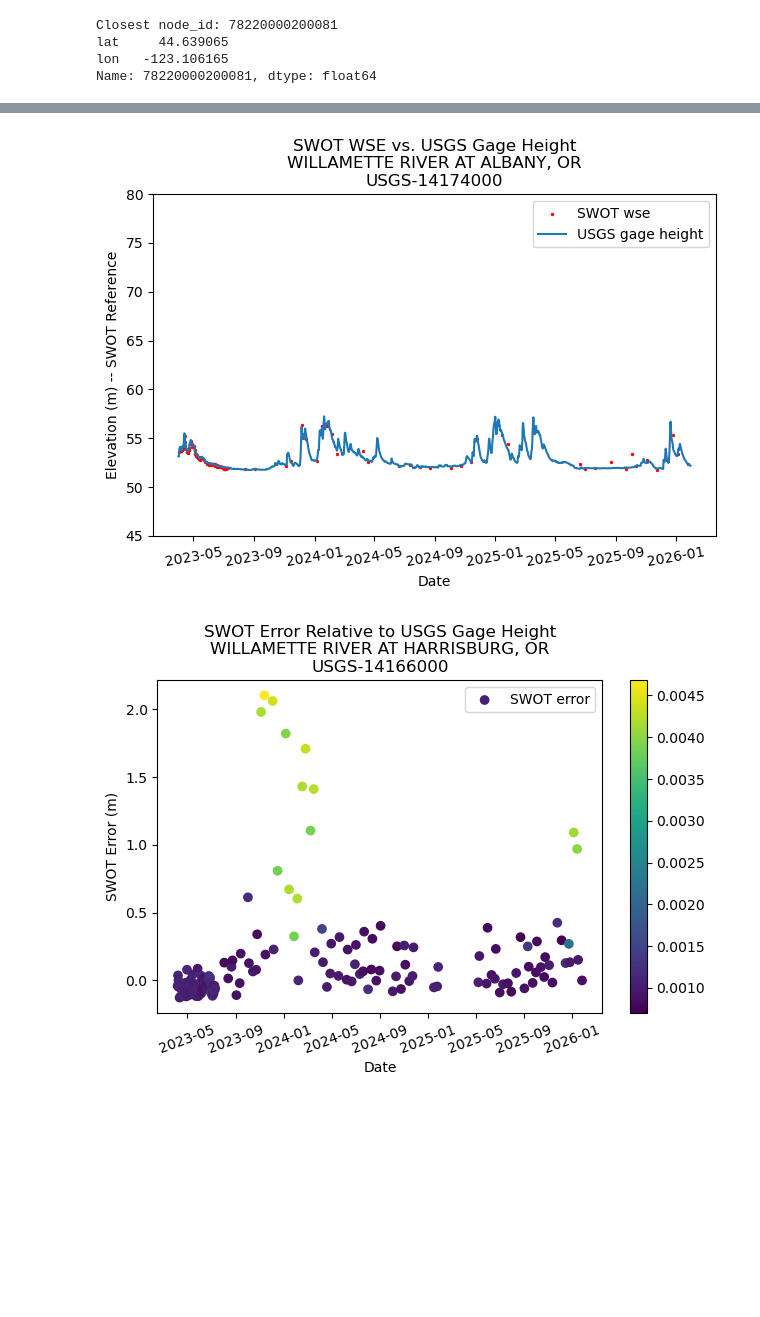
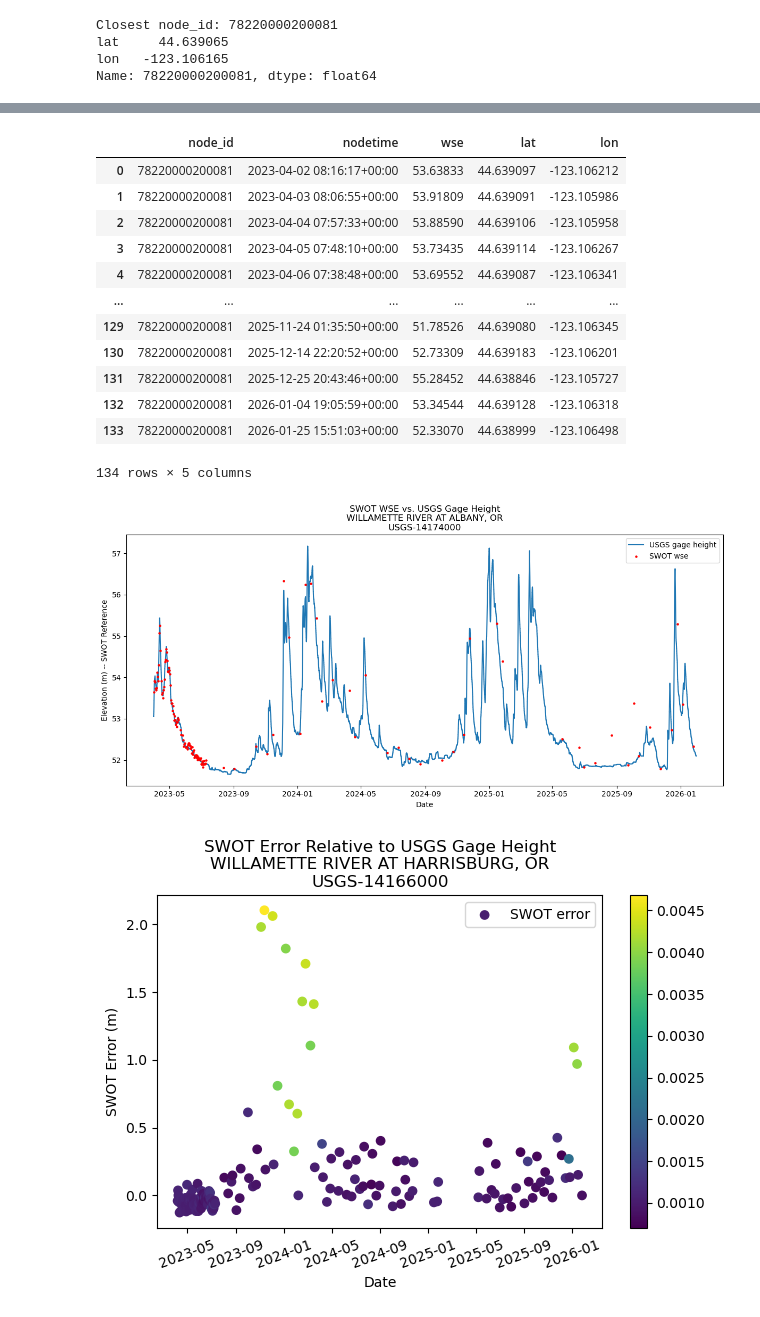
Before and after one commit to msabincolorado/swot-precip-validation, a Jupyter notebook: notebooks/precip_rate_validation.ipynb, the cells around one changed output, grey strips where cells are left out. Cells and saved outputs as stored; diff of their text form; code cells hidden in the pictures; blank space fills up the shorter version.

Commit message:
Small change to datum transform

```diff
--- a/notebooks/precip_rate_validation.ipynb
+++ b/notebooks/precip_rate_validation.ipynb
@@ -74,7 +75,7 @@ swot_filter_df = swot_filter_df[swot_filter_df.ice_clim_f==0]
 # Not bad xover
 swot_filter_df = swot_filter_df[swot_filter_df.xovr_cal_q<2]
 # Not bad xover
-swot_filter_df = swot_filter_df[swot_filter_df.node_q<3]
+# swot_filter_df = swot_filter_df[swot_filter_df.node_q<3]
 # Not far or near swath
 swot_filter_df = swot_filter_df[swot_filter_df.node_q_b.apply(filter_bits, args=[[13,14,19,23,24]])]
 # swot_filter_df = swot_filter_df[swot_filter_df.node_q_b.apply(filter_bits)]
@@ -347,8 +348,9 @@ print("Closest node_id:", closest_node)
 print(closest_row)
 
 node_id = closest_node
-closest_node_data = swot_precip_rate_flag_df.query(f'node_id=={node_id}')[['wse','lat','lon','precip_type_labeled','precip_bin_mm_hr']]
-# closest_node_data = swot_filter_df.query(f'node_id=={node_id}')[['wse','lat','lon']]
+# node_id= '78220000200081'
+# closest_node_data = swot_precip_rate_flag_df.query(f'node_id=={node_id}')[['wse','lat','lon','precip_type_labeled','precip_bin_mm_hr']]
+closest_node_data = swot_filter_df.query(f'node_id=={node_id}')[['wse','lat','lon']]
 
 # Round only the time level
 # closest_node_data['time_15min'] = (
@@ -363,7 +365,7 @@ elevation_data.rename(columns={"time":"usgstime"}, inplace=True)
 elevation_data = elevation_data.sort_values("usgstime")
 
 combined = pd.merge_asof(closest_node_data, elevation_data, left_on="nodetime", right_on="usgstime", direction="nearest",
-                         tolerance=pd.Timedelta("10min"))
+                         tolerance=pd.Timedelta("1 hour"))
 combined['usgs_height_m'] = combined['value']*0.3048
 # closest_node_data = closest_node_data.merge(elevation_data, left_on="time_15min", right_on="time", how="left")
 combined['dist'] = np.sqrt(
@@ -394,18 +380,38 @@ elevation_data
+# %%
+closest_node_data
+# %% [output]
+|  | node_id | nodetime | wse | lat | lon |
+| 0 | 78220000200081 | 2023-04-02 08:16:17+00:00 | 53.63833 | 44.639097 | -123.106212 |
+| 1 | 78220000200081 | 2023-04-03 08:06:55+00:00 | 53.91809 | 44.639091 | -123.105986 |
+| 2 | 78220000200081 | 2023-04-04 07:57:33+00:00 | 53.88590 | 44.639106 | -123.105958 |
+| 3 | 78220000200081 | 2023-04-05 07:48:10+00:00 | 53.73435 | 44.639114 | -123.106267 |
+| 4 | 78220000200081 | 2023-04-06 07:38:48+00:00 | 53.69552 | 44.639087 | -123.106341 |
+| ... | ... | ... | ... | ... | ... |
+| 129 | 78220000200081 | 2025-11-24 01:35:50+00:00 | 51.78526 | 44.639080 | -123.106345 |
+| 130 | 78220000200081 | 2025-12-14 22:20:52+00:00 | 52.73309 | 44.639183 | -123.106201 |
+| 131 | 78220000200081 | 2025-12-25 20:43:46+00:00 | 55.28452 | 44.638846 | -123.105727 |
+| 132 | 78220000200081 | 2026-01-04 19:05:59+00:00 | 53.34544 | 44.639128 | -123.106318 |
+| 133 | 78220000200081 | 2026-01-25 15:51:03+00:00 | 52.33070 | 44.638999 | -123.106498 |
+134 rows × 5 columns
 # %%
-datum_tranform = combined['wse'].min()-combined['usgs_height_m'].min()
+datum_tranform_list = combined['wse']-combined['usgs_height_m']
+datum_tranform = datum_tranform_list.median()
 # datum_tranform=47.576
-plt.scatter(combined['nodetime'], combined['wse'], label = "SWOT wse", color='red',s=2)
+fig, ax = plt.subplots(figsize=(12,6))
 # plt.plot(combined['nodetime'], combined['usgs_height_m']+datum_tranform, label = "usgs_gage_height")
-plt.plot(elevation_data['usgstime'], elevation_data['value']*0.3048+datum_tranform, label = "USGS gage height")
-plt.legend()
-plt.ylabel("Elevation (m) -- SWOT Reference")
-plt.xlabel("Date")
-plt.xticks(rotation=10)
-plt.title(f"SWOT WSE vs. USGS Gage Height\n{location_info[0].monitoring_location_name[0]}\n{loc_id}")
-plt.ylim(45,80)
+ax.plot(elevation_data['usgstime'], elevation_data['value']*0.3048+datum_tranform, label = "USGS gage height")
+# plt.scatter(combined['nodetime'], combined['wse'], label = "SWOT wse", color='red',s=2)
+ax.scatter(combined['nodetime'], combined['wse'], label = "SWOT wse", color='red',s=5, zorder=5)
+
+ax.legend()
+ax.set_ylabel("Elevation (m) -- SWOT Reference")
+ax.set_xlabel("Date")
+# ax.set_xticklabels(rotation=10)
+ax.set_title(f"SWOT WSE vs. USGS Gage Height\n{location_info[0].monitoring_location_name[0]}\n{loc_id}")
+# ax.set_ylim(45,80)
 plt.tight_layout()
 # %% [output]
-[figure, old version]
+[figure, new version]
 # %%
 datum_tranform = combined['wse'].min()-combined['usgs_height_m'].min()
 usgs_height_datum_transform = combined['usgs_height_m']+datum_tranform
```
Also changed, not shown: parts of 2 cells of this notebook.
